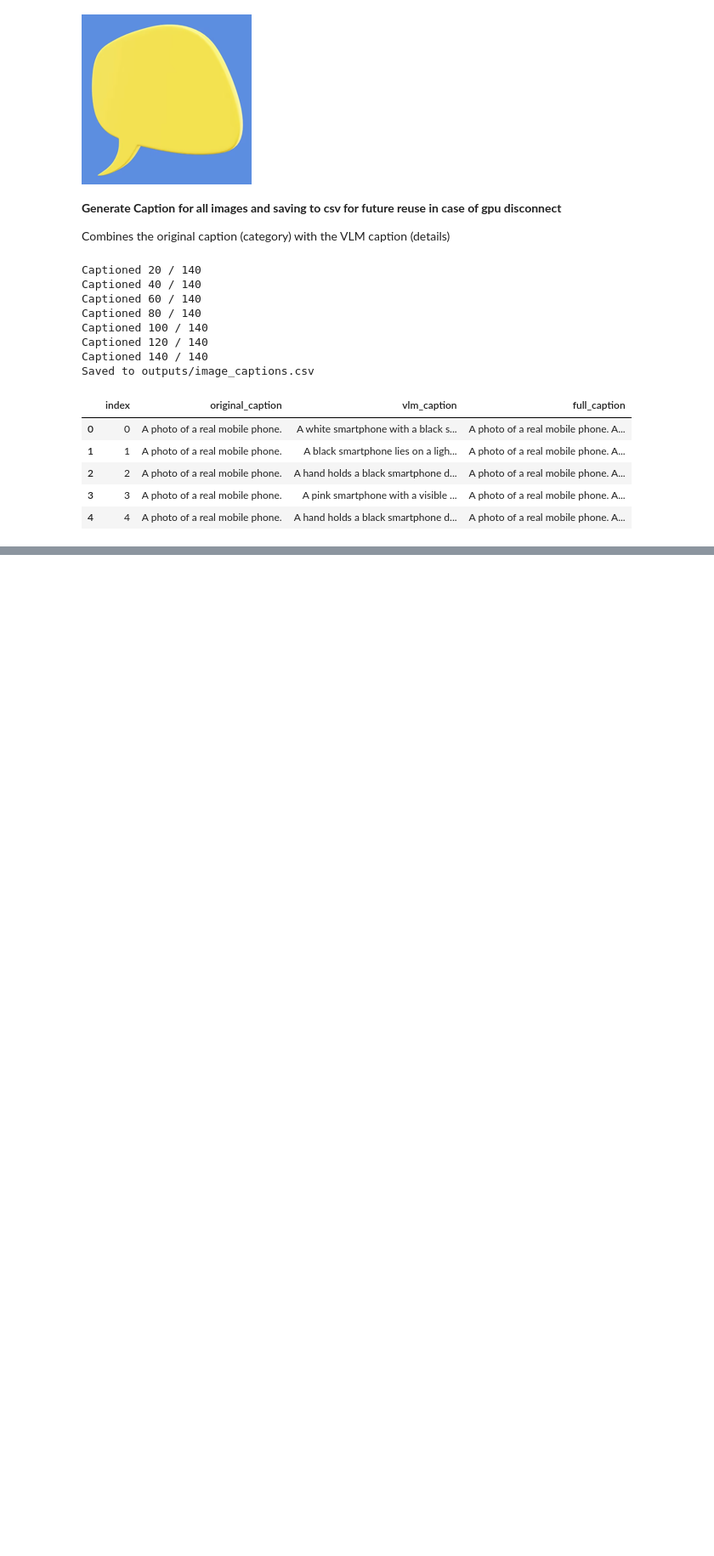
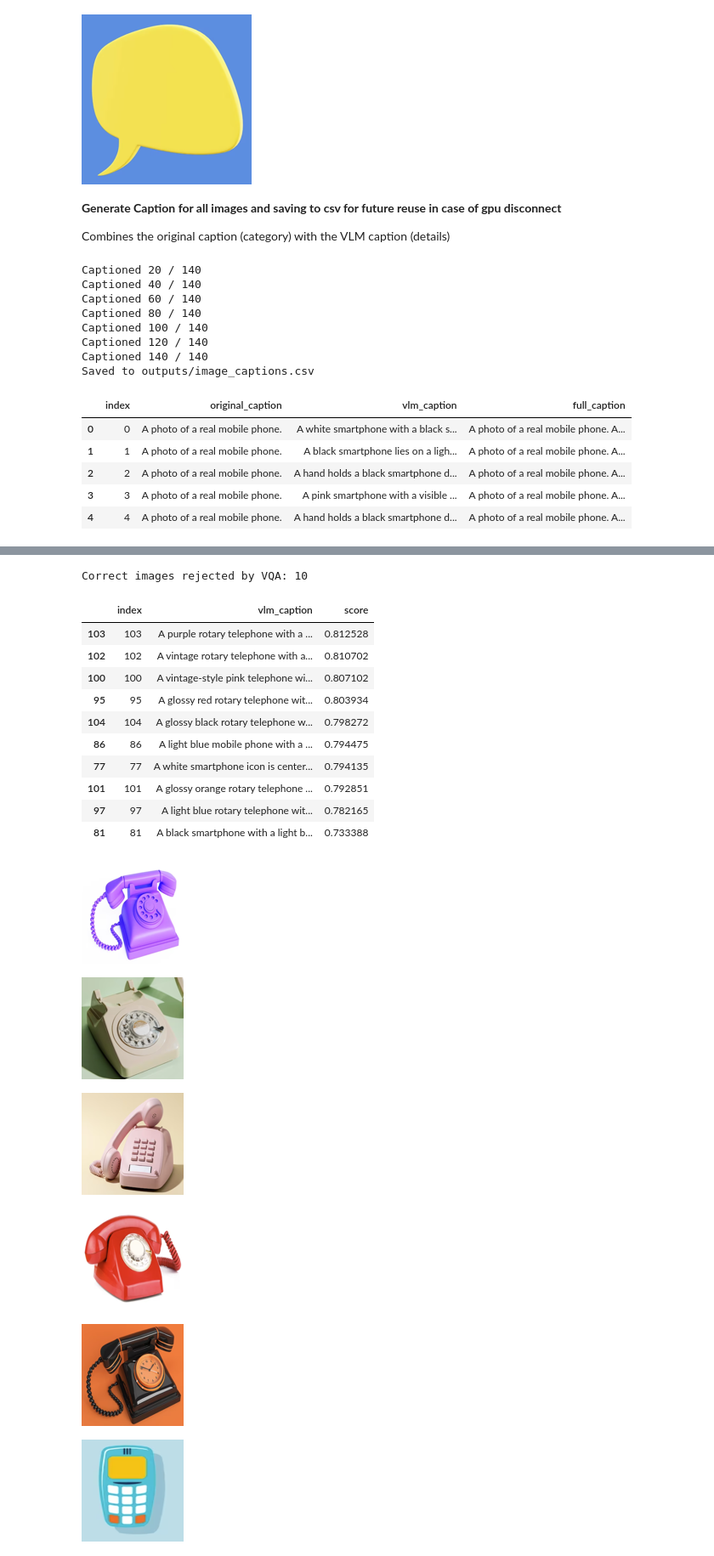
Before and after one commit to TasminaTasin75/COMP6012-Assignment-4-LLM-Ecommerce-Agent, a Jupyter notebook: llm_agent_for_ecom_assignment_4.ipynb, the cells around one changed output, grey strips where cells are left out. Shown at 85% size. Cells and saved outputs as stored; diff of their text form; code cells hidden in the pictures; blank space fills up the shorter version.

```diff
--- a/llm_agent_for_ecom_assignment_4.ipynb
+++ b/llm_agent_for_ecom_assignment_4.ipynb
@@ -404,0 +588,26 @@ Saved to outputs/image_captions.csv
+# %%
+# VQA double check on candidates
+def vlm_says_yes(image, query):
+    """Ask the VLM whether the image matches the query. Returns True or False."""
+    question = f"Does this image show {query}? Answer only yes or no."
+    answer = generate_caption_from_image(image, text_prompt=question, max_new_tokens=5)
+    return answer.lower().startswith("yes")
+
+
+def find_matching_images(query, threshold=MATCH_THRESHOLD, use_vqa=True):
+    """Step 1: embedding search. Step 2 (optional): VQA check on each candidate."""
+    results = search_images(query)
+    candidates = results[results["score"] >= threshold].copy()
+
+    if use_vqa:
+        candidates["vqa_yes"] = [vlm_says_yes(images[int(idx)]["image"], query)
+                                 for idx in candidates["index"]]
+        candidates = candidates[candidates["vqa_yes"]]
+    return candidates
+
+
+# Test on the weakest query
+query = "a phone call icon"
+matches = find_matching_images(query)
+correct = (captions_df.loc[matches.index, "group"] == test_queries[query]).sum()
+print("Matched:", len(matches), "| precision:", round(correct / len(matches), 2), "| recall:", round(correct / 35, 2))
@@ -404,0 +620,34 @@ Saved to outputs/image_captions.csv
+# %%
+# Which correct images did VQA reject?
+candidates = find_matching_images(query, use_vqa=False)       # before VQA
+true_group = test_queries[query]
+
+rejected = candidates[
+    (captions_df.loc[candidates.index, "group"] == true_group)  # correct group
+    & (~candidates["index"].isin(matches["index"]))             # but removed by VQA
+]
+
+print("Correct images rejected by VQA:", len(rejected))
+display(rejected[["index", "vlm_caption", "score"]])
+
+for idx in rejected["index"].head(6):
+    display(images[int(idx)]["image"].resize((120, 120)))
+# %% [output]
+Correct images rejected by VQA: 10
+|  | index | vlm_caption | score |
+| 103 | 103 | A purple rotary telephone with a ... | 0.812528 |
+| 102 | 102 | A vintage rotary telephone with a... | 0.810702 |
+| 100 | 100 | A vintage-style pink telephone wi... | 0.807102 |
+| 95 | 95 | A glossy red rotary telephone wit... | 0.803934 |
+| 104 | 104 | A glossy black rotary telephone w... | 0.798272 |
+| 86 | 86 | A light blue mobile phone with a ... | 0.794475 |
+| 77 | 77 | A white smartphone icon is center... | 0.794135 |
+| 101 | 101 | A glossy orange rotary telephone ... | 0.792851 |
+| 97 | 97 | A light blue rotary telephone wit... | 0.782165 |
+| 81 | 81 | A black smartphone with a light b... | 0.733388 |
+[figure, added]
+[figure, added]
+[figure, added]
+[figure, added]
+[figure, added]
+[figure, added]
```
Also changed, not shown: parts of 19 cells of this notebook.
